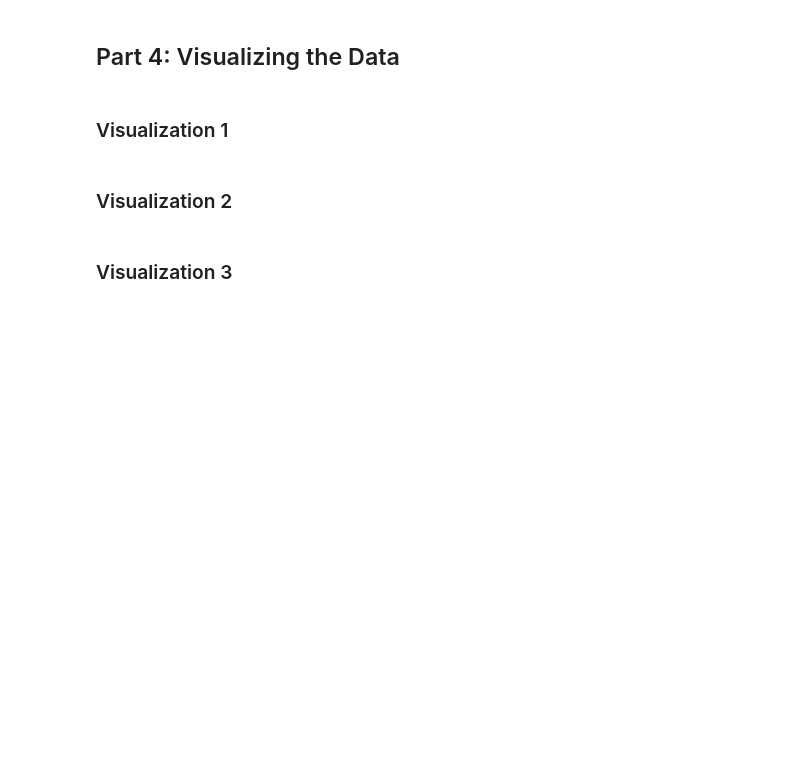
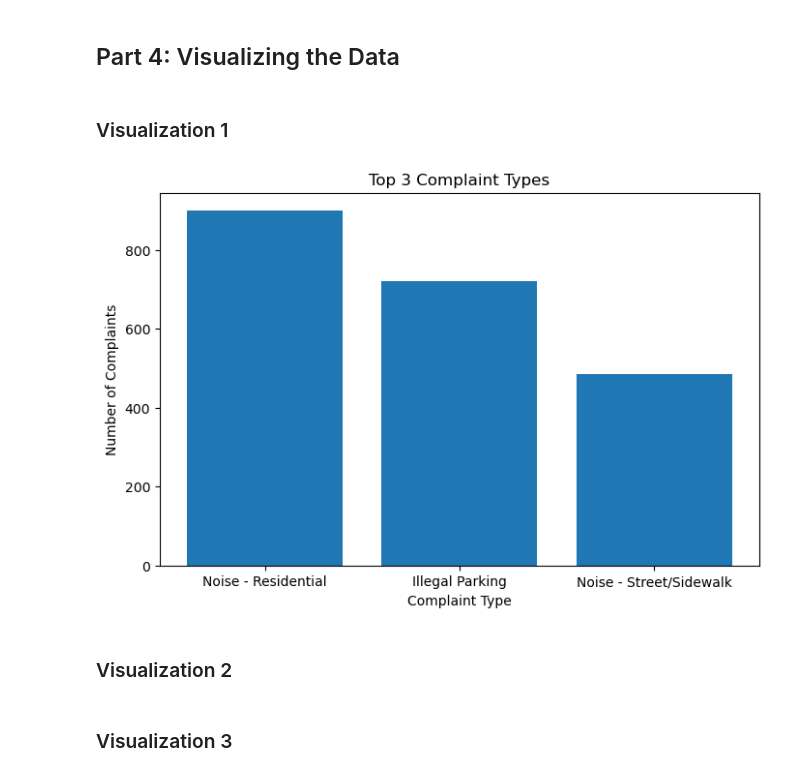
Before and after one commit to celiawaj/Final_Project_4501, a Jupyter notebook: Project Template.ipynb, the cells around one changed output. Saved outputs shown, nothing was run; the diff lists cells and outputs as text; code cells hidden in the pictures; blank space fills up the shorter version.

Commit message:
Visualization 1 and 5.

```diff
--- a/Project Template.ipynb
+++ b/Project Template.ipynb
@@ -736,5 +719,0 @@ def plot_visual_1(dataframe):
-# %%
-def get_data_for_visual_1():
-    # Query your database for the data needed.
-    # You can put the data queried into a pandas/geopandas dataframe, if you wish
-    raise NotImplementedError()
@@ -744,3 +744,40 @@ plot_visual_1(some_dataframe)
+# %%
+def get_data_for_visual_1():
+    """
+    Retrieve and return data for visualization.
+
+    This function executes a SQL query to find the top 3 most common complaint types
+    from the 'complaints' table between '2022-10-01' and '2023-09-30'. It groups the
+    complaints by type and date, counts the occurrences, and orders them in descending
+    order of frequency.
+
+    Returns:
+        pd.DataFrame: A DataFrame containing the top 3 complaint types, their respective
+                      dates, and the count of occurrences on those dates.
+    """
+    query = """
+    SELECT
+        complaint_type,
+        date_trunc('day', date) AS complaint_date,
+        COUNT(*) AS complaint_count
+    FROM
+        complaints
+    WHERE
+        date_trunc('day', date) >= '2022-10-01'
+    AND
+        date_trunc('day', date) <= '2023-09-30'
+    GROUP BY
+        complaint_type, complaint_date
+    ORDER BY
+        complaint_count DESC
+    LIMIT 3;
+    """
+    return pd.read_sql(query, engine)
+# %%
+dataframe_for_visual_1 = get_data_for_visual_1()
+top_3_complaints_types(dataframe_for_visual_1)
+# %% [output]
+[figure, added]
 # %% [markdown]
 ### Visualization 2
 # %%
```
Also changed, not shown: parts of 14 cells of this notebook.
